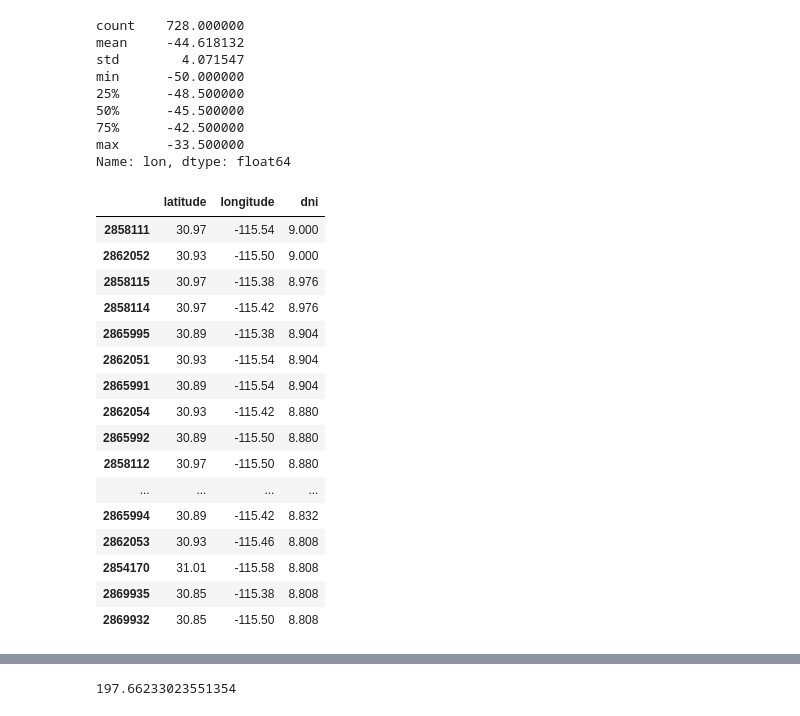
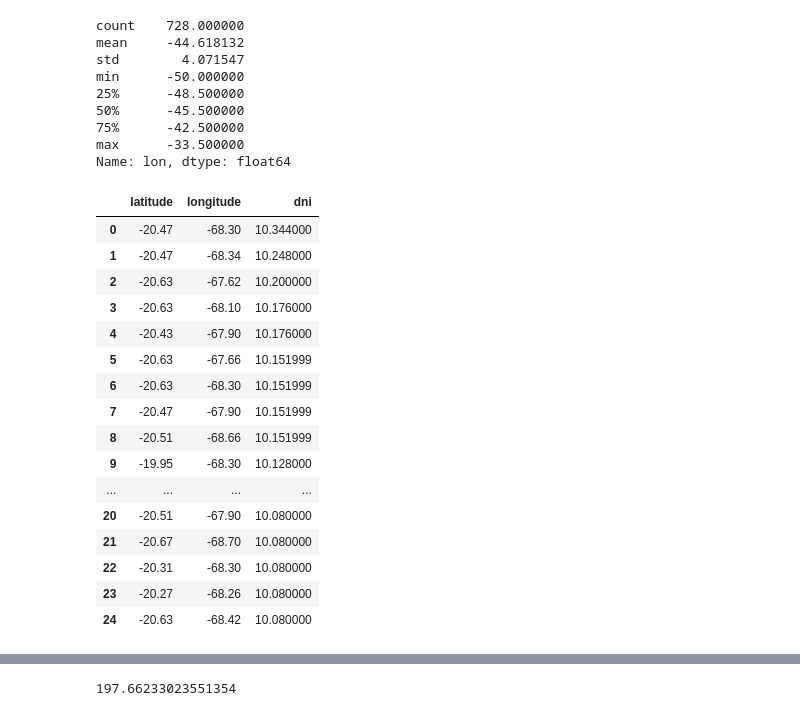
Before and after one commit to aerology-ai/uav-carbon-removal, a Jupyter notebook: q-learning_eval.ipynb, the cells around one changed output, grey strips where cells are left out. Drawn from its saved outputs; the diff is of its cells as text; code cells hidden in the pictures.

```diff
--- a/q-learning_eval.ipynb
+++ b/q-learning_eval.ipynb
@@ -274,0 +298,3 @@ df.head()
+# %%
+df['coords'] = list(zip(df['lat'], df['lon']))
+df.head()
@@ -358,51 +434,52 @@ with rasterio.open(file_path) as src:
     # Replace any nodata values with NaNs
     data[data == src.nodata] = np.nan
 
     # Create an array of latitudes and longitudes
     cols, rows = np.meshgrid(np.arange(data.shape[1]), np.arange(data.shape[0]))
     xs, ys = rasterio.transform.xy(transform, rows, cols, offset='center')
 
     # Flatten all arrays to enable DataFrame creation
     flat_data = data.flatten()
     flat_xs = np.array(xs).flatten()
     flat_ys = np.array(ys).flatten()
 
     # Create a DataFrame
     df = pd.DataFrame({
         'latitude': flat_ys,
         'longitude': flat_xs,
         'dni': flat_data
     })
 
     # Drop rows with NaN values (if any)
     df.dropna(subset=['dni'], inplace=True)
 
     # Filter for points within the CONUS bounding box
-    conus_df = df[(df['latitude'] >= lat_south) & (df['latitude'] <= lat_north) &
-                  (df['longitude'] >= lon_west) & (df['longitude'] <= lon_east)]
-
+    # conus_df = df[(df['latitude'] >= lat_south) & (df['latitude'] <= lat_north) &
+    #               (df['longitude'] >= lon_west) & (df['longitude'] <= lon_east)]
+    #
     # Sort the DataFrame based on DNI values in descending order
-    df_sorted = conus_df.sort_values(by='dni', ascending=False)
+    # df_sorted = conus_df.sort_values(by='dni', ascending=False)
 
     # Select the top 100 DNI locations
-    top_100_dni = df_sorted.head(100)
+    top_100_dni = df.sort_values(by='dni', ascending=False).head(100).copy()
 
+top_100_dni.reset_index(drop=True, inplace=True)
 top_100_dni.head(25)
 # %% [output]
 |  | latitude | longitude | dni |
-| 2858111 | 30.97 | -115.54 | 9.000 |
-| 2862052 | 30.93 | -115.50 | 9.000 |
-| 2858115 | 30.97 | -115.38 | 8.976 |
-| 2858114 | 30.97 | -115.42 | 8.976 |
-| 2865995 | 30.89 | -115.38 | 8.904 |
-| 2862051 | 30.93 | -115.54 | 8.904 |
-| 2865991 | 30.89 | -115.54 | 8.904 |
-| 2862054 | 30.93 | -115.42 | 8.880 |
-| 2865992 | 30.89 | -115.50 | 8.880 |
-| 2858112 | 30.97 | -115.50 | 8.880 |
+| 0 | -20.47 | -68.30 | 10.344000 |
+| 1 | -20.47 | -68.34 | 10.248000 |
+| 2 | -20.63 | -67.62 | 10.200000 |
+| 3 | -20.63 | -68.10 | 10.176000 |
+| 4 | -20.43 | -67.90 | 10.176000 |
+| 5 | -20.63 | -67.66 | 10.151999 |
+| 6 | -20.63 | -68.30 | 10.151999 |
+| 7 | -20.47 | -67.90 | 10.151999 |
+| 8 | -20.51 | -68.66 | 10.151999 |
+| 9 | -19.95 | -68.30 | 10.128000 |
 | ... | ... | ... | ... |
-| 2865994 | 30.89 | -115.42 | 8.832 |
-| 2862053 | 30.93 | -115.46 | 8.808 |
-| 2854170 | 31.01 | -115.58 | 8.808 |
-| 2869935 | 30.85 | -115.38 | 8.808 |
-| 2869932 | 30.85 | -115.50 | 8.808 |
+| 20 | -20.51 | -67.90 | 10.080000 |
+| 21 | -20.67 | -68.70 | 10.080000 |
+| 22 | -20.31 | -68.30 | 10.080000 |
+| 23 | -20.27 | -68.26 | 10.080000 |
+| 24 | -20.63 | -68.42 | 10.080000 |
```
Also changed, not shown: parts of 24 cells of this notebook, 1 other file.
